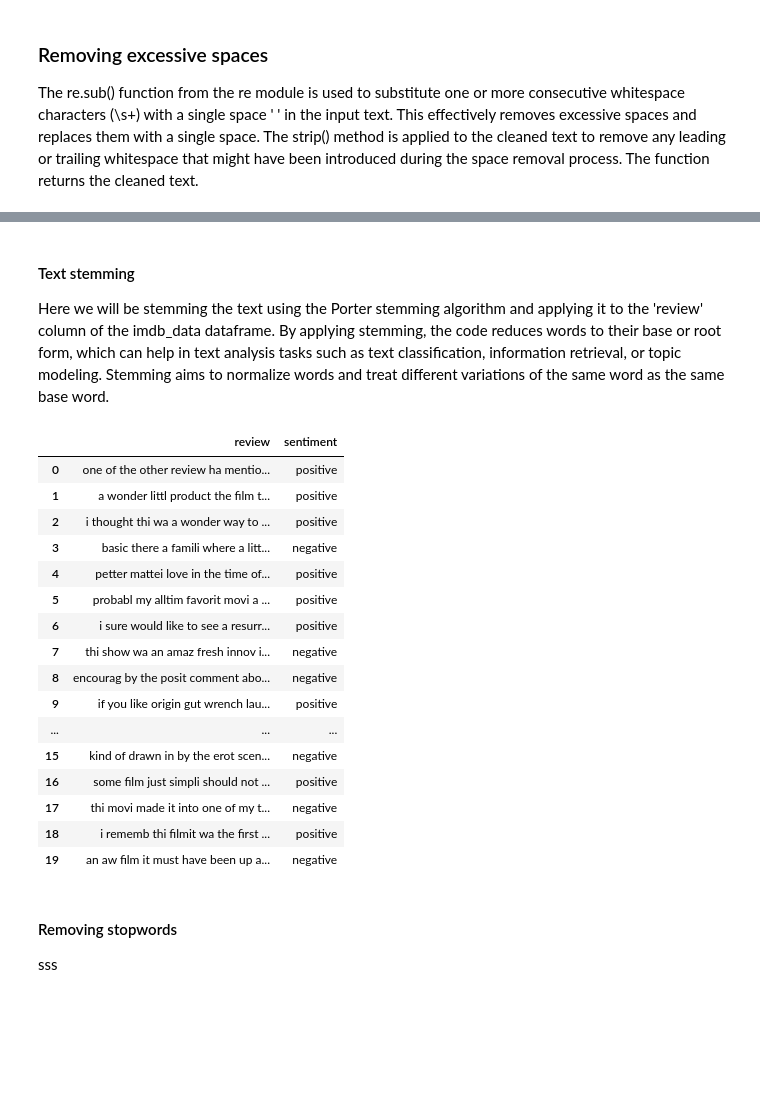
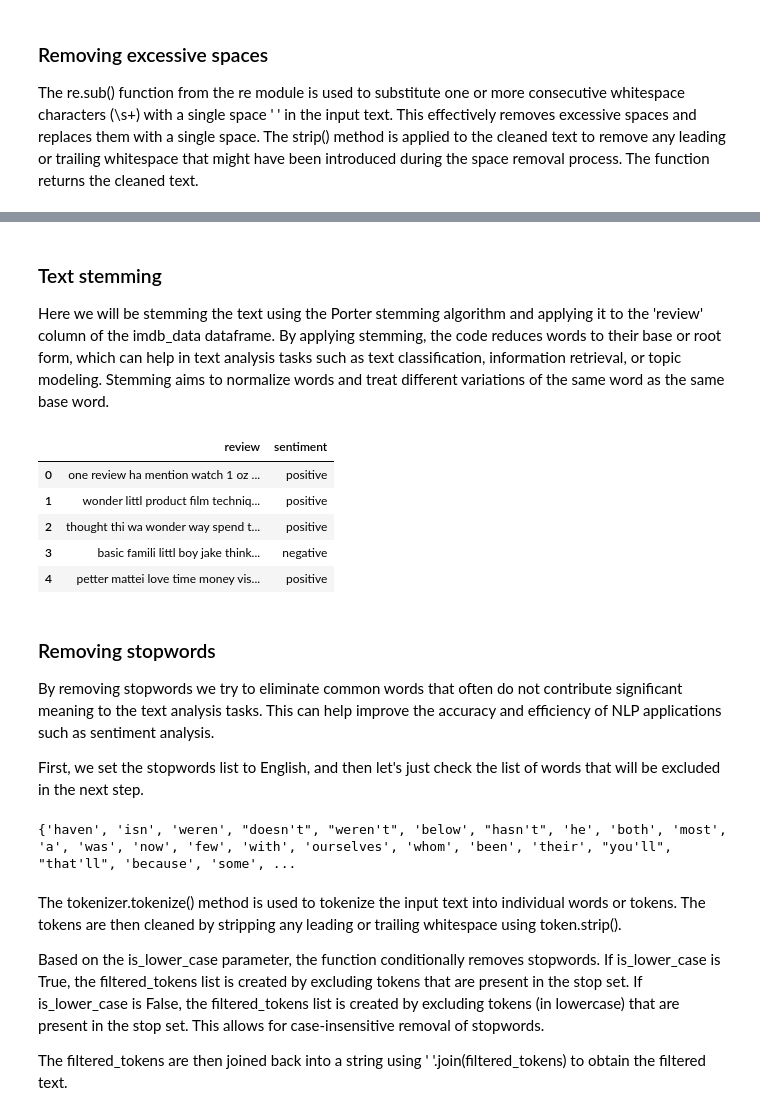
Before and after one commit to lenevdm/movie_review_text_classifier, a Jupyter notebook: text_classifier.ipynb, the cells around one changed output, grey strips where cells are left out. Saved outputs shown, nothing was run; the diff lists cells and outputs as text; code cells hidden in the pictures; blank space fills up the shorter version.

Commit message:
Final preprocessing and data split.

```diff
--- a/text_classifier.ipynb
+++ b/text_classifier.ipynb
@@ -174,5 +182,5 @@ stopword_list = nltk.corpus.stopwords.words('english')
 # %% [markdown]
-#### Text stemming
+### Text stemming
 Here we will be stemming the text using the Porter stemming algorithm and applying it to the 'review' column of the imdb_data dataframe.
 By applying stemming, the code reduces words to their base or root form, which can help in text analysis tasks such as text classification, information retrieval, or topic modeling. Stemming aims to normalize words and treat different variations of the same word as the same base word.
 # %%
@@ -185,25 +193,28 @@ def simple_stemmer(text):
 imdb_data['review']=imdb_data['review'].apply(simple_stemmer)
 # %%
 # Check the result of the stemming process
-imdb_data.head(20)
+imdb_data.head(5)
 # %% [output]
 |  | review | sentiment |
-| 0 | one of the other review ha mentio... | positive |
-| 1 | a wonder littl product the film t... | positive |
-| 2 | i thought thi wa a wonder way to ... | positive |
-| 3 | basic there a famili where a litt... | negative |
-| 4 | petter mattei love in the time of... | positive |
-| 5 | probabl my alltim favorit movi a ... | positive |
-| 6 | i sure would like to see a resurr... | positive |
-| 7 | thi show wa an amaz fresh innov i... | negative |
-| 8 | encourag by the posit comment abo... | negative |
-| 9 | if you like origin gut wrench lau... | positive |
-| ... | ... | ... |
-| 15 | kind of drawn in by the erot scen... | negative |
-| 16 | some film just simpli should not ... | positive |
-| 17 | thi movi made it into one of my t... | negative |
-| 18 | i rememb thi filmit wa the first ... | positive |
-| 19 | an aw film it must have been up a... | negative |
+| 0 | one review ha mention watch 1 oz ... | positive |
+| 1 | wonder littl product film techniq... | positive |
+| 2 | thought thi wa wonder way spend t... | positive |
+| 3 | basic famili littl boy jake think... | negative |
+| 4 | petter mattei love time money vis... | positive |
-# %% [markdown]
-#### Removing stopwords
-sss
+# %% [markdown]
+### Removing stopwords
+By removing stopwords we try to eliminate common words that often do not contribute significant meaning to the text analysis tasks. This can help improve the accuracy and efficiency of NLP applications such as sentiment analysis.
+
+First, we set the stopwords list to English, and then let's just check the list of words that will be excluded in the next step.
+# %%
+#set stopwords to english
+stop=set(stopwords.words('english'))
+print(stop)
+# %% [output]
+{'haven', 'isn', 'weren', "doesn't", "weren't", 'below', "hasn't", 'he', 'both', 'most', 'a', 'was', 'now', 'few', 'with', 'ourselves', 'whom', 'been', 'their', "you'll", "that'll", 'because', 'some', ...
+# %% [markdown]
+ The tokenizer.tokenize() method is used to tokenize the input text into individual words or tokens. The tokens are then cleaned by stripping any leading or trailing whitespace using token.strip().
+
+Based on the is_lower_case parameter, the function conditionally removes stopwords. If is_lower_case is True, the filtered_tokens list is created by excluding tokens that are present in the stop set. If is_lower_case is False, the filtered_tokens list is created by excluding tokens (in lowercase) that are present in the stop set. This allows for case-insensitive removal of stopwords.
+
+The filtered_tokens are then joined back into a string using ' '.join(filtered_tokens) to obtain the filtered text.
```
Also changed, not shown: parts of 15 cells of this notebook.
